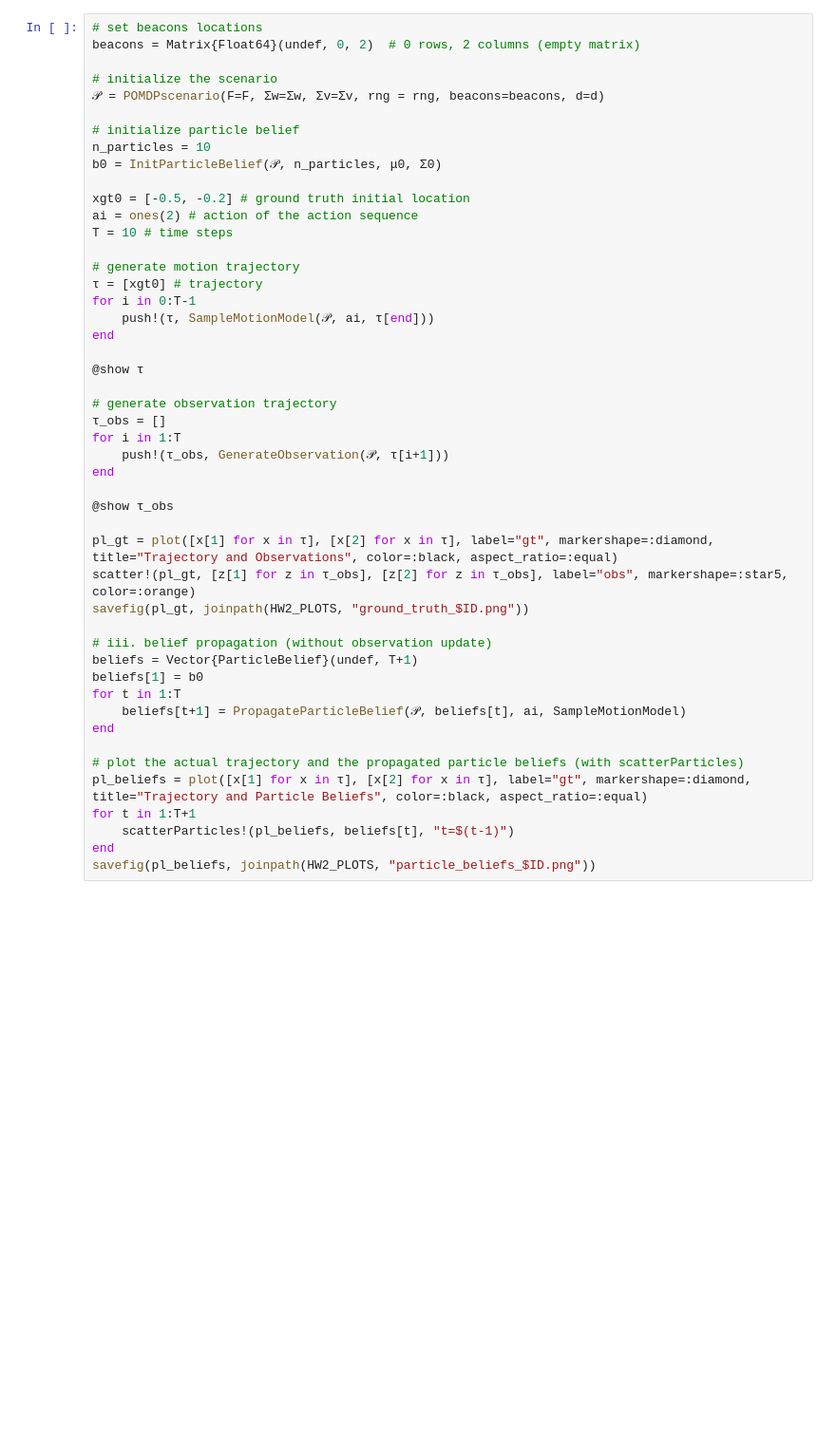
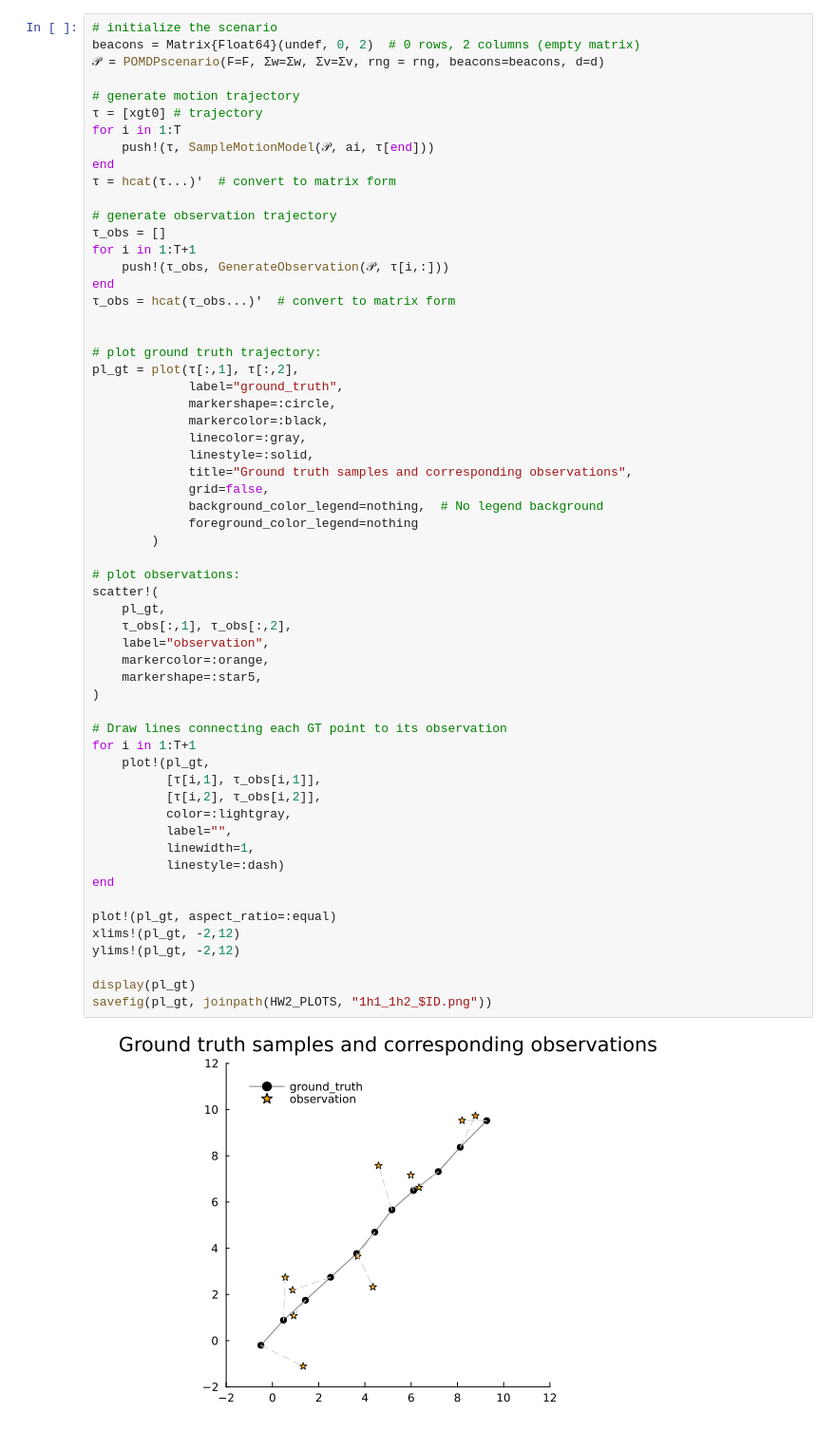
Before and after one commit to Liamir/apuu-hw2, a Jupyter notebook: hw2/hw2.ipynb, the cells around one changed output. Shown at 95% size. Drawn from its saved outputs; the diff is of its cells as text; blank space fills up the shorter version.

```diff
--- a/hw2/hw2.ipynb
+++ b/hw2/hw2.ipynb
@@ -38,49 +48,61 @@ d = 1.0
 # %%
-# set beacons locations
+# initialize the scenario
 beacons = Matrix{Float64}(undef, 0, 2)  # 0 rows, 2 columns (empty matrix)
-
-# initialize the scenario
 𝒫 = POMDPscenario(F=F, Σw=Σw, Σv=Σv, rng = rng, beacons=beacons, d=d)
-
-# initialize particle belief
-n_particles = 10
-b0 = InitParticleBelief(𝒫, n_particles, μ0, Σ0)
-
-xgt0 = [-0.5, -0.2] # ground truth initial location
-ai = ones(2) # action of the action sequence
-T = 10 # time steps
 
 # generate motion trajectory
 τ = [xgt0] # trajectory
-for i in 0:T-1
+for i in 1:T
     push!(τ, SampleMotionModel(𝒫, ai, τ[end]))
 end
-
-@show τ
+τ = hcat(τ...)'  # convert to matrix form
 
 # generate observation trajectory
 τ_obs = []
-for i in 1:T
-    push!(τ_obs, GenerateObservation(𝒫, τ[i+1]))
+for i in 1:T+1
+    push!(τ_obs, GenerateObservation(𝒫, τ[i,:]))
+end
+τ_obs = hcat(τ_obs...)'  # convert to matrix form
+
+
+# plot ground truth trajectory:
+pl_gt = plot(τ[:,1], τ[:,2],
+             label="ground_truth",
+             markershape=:circle,
+             markercolor=:black,
+             linecolor=:gray,
+             linestyle=:solid,
+             title="Ground truth samples and corresponding observations",
+             grid=false,
+             background_color_legend=nothing,  # No legend background
+             foreground_color_legend=nothing
+        )
+
+# plot observations:
+scatter!(
+    pl_gt,
+    τ_obs[:,1], τ_obs[:,2],
+    label="observation",
+    markercolor=:orange,
+    markershape=:star5,
+)
+
+# Draw lines connecting each GT point to its observation
+for i in 1:T+1
+    plot!(pl_gt,
+          [τ[i,1], τ_obs[i,1]],
+          [τ[i,2], τ_obs[i,2]],
+          color=:lightgray,
+          label="",
+          linewidth=1,
+          linestyle=:dash)
 end
 
-@show τ_obs
+plot!(pl_gt, aspect_ratio=:equal)
+xlims!(pl_gt, -2,12)
+ylims!(pl_gt, -2,12)
 
-pl_gt = plot([x[1] for x in τ], [x[2] for x in τ], label="gt", markershape=:diamond, title="Trajectory and Observations", color=:black, aspect_ratio=:equal)
-scatter!(pl_gt, [z[1] for z in τ_obs], [z[2] for z in τ_obs], label="obs", markershape=:star5, color=:orange)
-savefig(pl_gt, joinpath(HW2_PLOTS, "ground_truth_$ID.png"))
-
-# iii. belief propagation (without observation update)
-beliefs = Vector{ParticleBelief}(undef, T+1)
-beliefs[1] = b0
-for t in 1:T
-    beliefs[t+1] = PropagateParticleBelief(𝒫, beliefs[t], ai, SampleMotionModel)
-end
-
-# plot the actual trajectory and the propagated particle beliefs (with scatterParticles)
-pl_beliefs = plot([x[1] for x in τ], [x[2] for x in τ], label="gt", markershape=:diamond, title="Trajectory and Particle Beliefs", color=:black, aspect_ratio=:equal)
-for t in 1:T+1
-    scatterParticles!(pl_beliefs, beliefs[t], "t=$(t-1)")
-end
-savefig(pl_beliefs, joinpath(HW2_PLOTS, "particle_beliefs_$ID.png"))
+display(pl_gt)
+savefig(pl_gt, joinpath(HW2_PLOTS, "1h1_1h2_$ID.png"))
 # %% [output]
+[figure, added]
```
Also changed, not shown: parts of 33 cells of this notebook, 12 other files.
